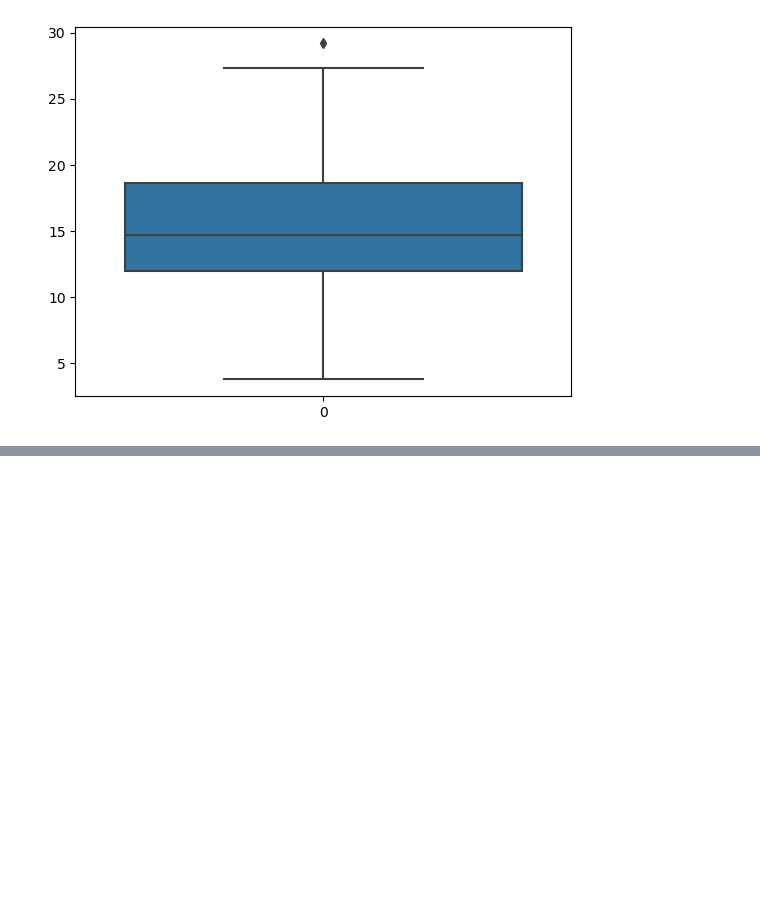
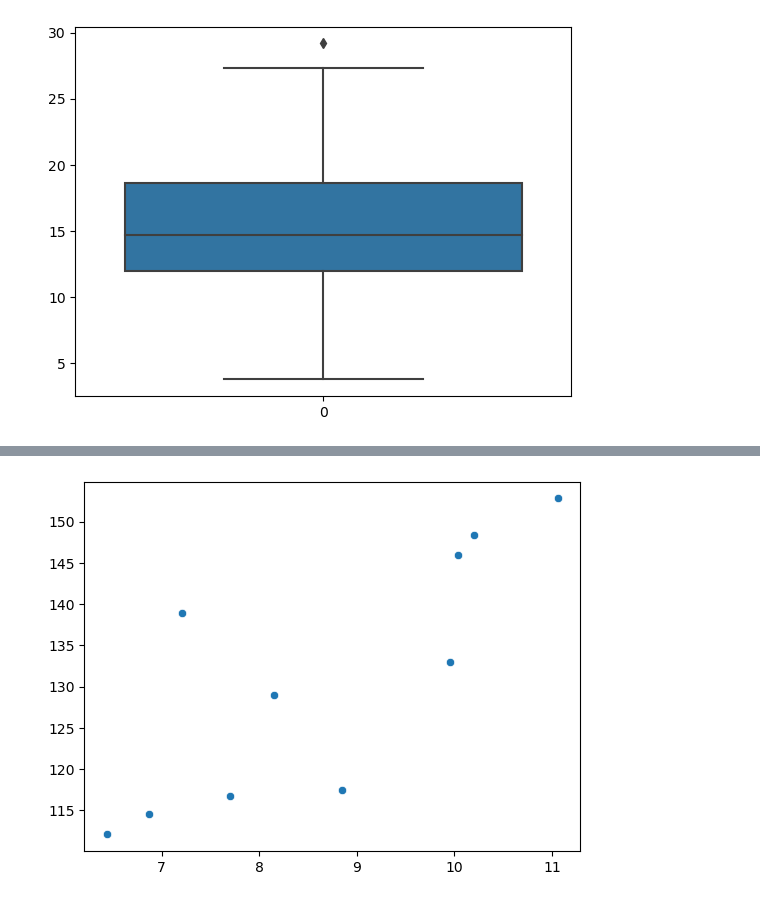
Before and after one commit to mhaidar10/dicoding-belajar-analisis-data, a Jupyter notebook: 00_test/02_latihan_visualisasi.ipynb, the cells around one changed output, grey strips where cells are left out. Cells and saved outputs as stored; diff of their text form; code cells hidden in the pictures; blank space fills up the shorter version.

```diff
--- a/00_test/02_latihan_visualisasi.ipynb
+++ b/00_test/02_latihan_visualisasi.ipynb
@@ -104,0 +117,8 @@ plt.show()
+# %%
+import matplotlib.pyplot as plt
+import seaborn as sns
+
+sns.scatterplot(x=lemon_diameter, y=lemon_weight)
+plt.show()
+# %% [output]
+[figure, added]
```
Also changed, not shown: parts of 13 cells of this notebook.
